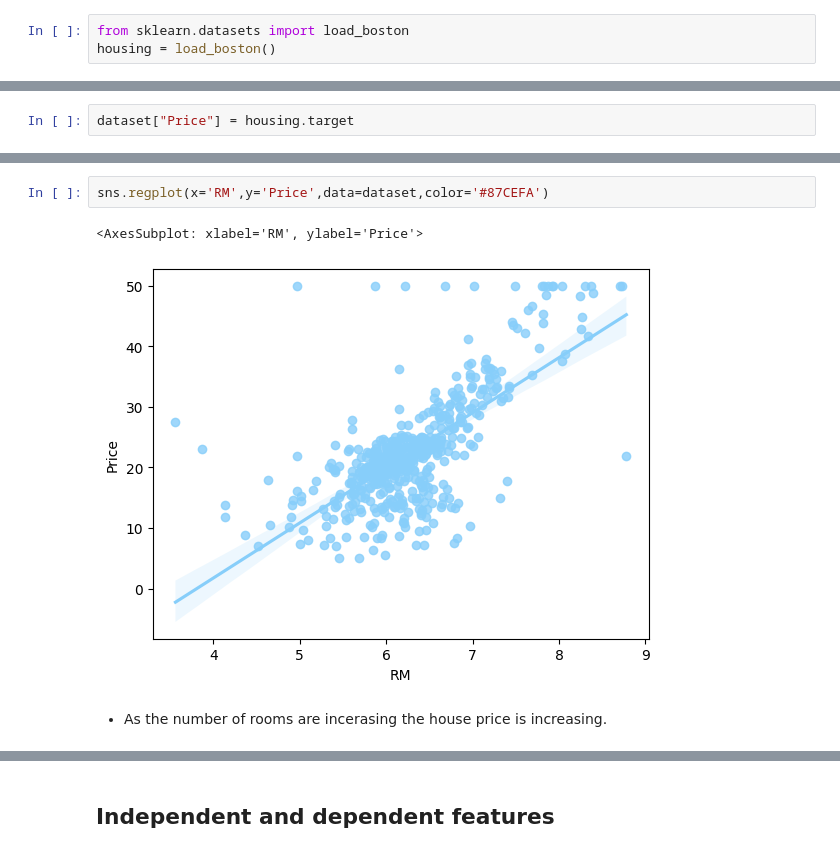
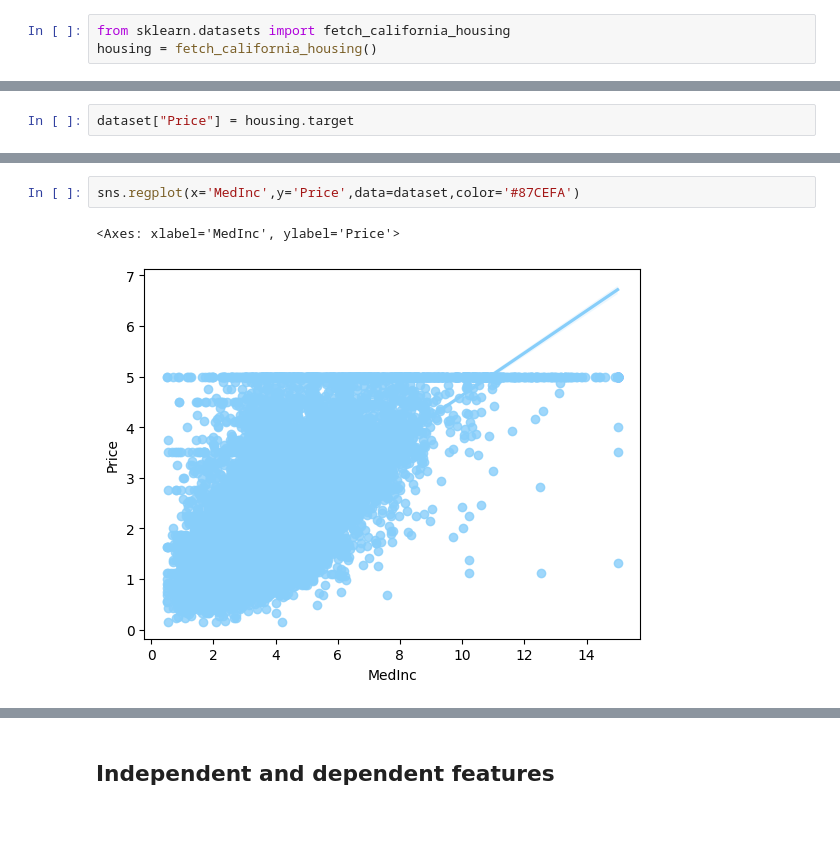
Before and after one commit to nayan1306/BostonHousePricing, a Jupyter notebook: Linear regression model.ipynb, the cells around one changed output, grey strips where cells are left out. Saved outputs shown, nothing was run; the diff lists cells and outputs as text; blank space fills up the shorter version.

```diff
--- a/Linear regression model.ipynb
+++ b/Linear regression model.ipynb
@@ -12,3 +12,3 @@ import matplotlib.pyplot as plt
 # %%
-from sklearn.datasets import load_boston
-housing = load_boston()
+from sklearn.datasets import fetch_california_housing
+housing = fetch_california_housing()
@@ -196,7 +158,5 @@ Text(0, 0.5, 'Price')
 # %%
-sns.regplot(x='RM',y='Price',data=dataset,color='#87CEFA')
+sns.regplot(x='MedInc',y='Price',data=dataset,color='#87CEFA')
 # %% [output]
-<AxesSubplot: xlabel='RM', ylabel='Price'>
+<Axes: xlabel='MedInc', ylabel='Price'>
-[figure, old version]
+[figure, new version]
-# %% [markdown]
-- As the number of rooms are incerasing the house price is increasing.
```
Also changed, not shown: parts of 39 cells of this notebook, 6 other files.
